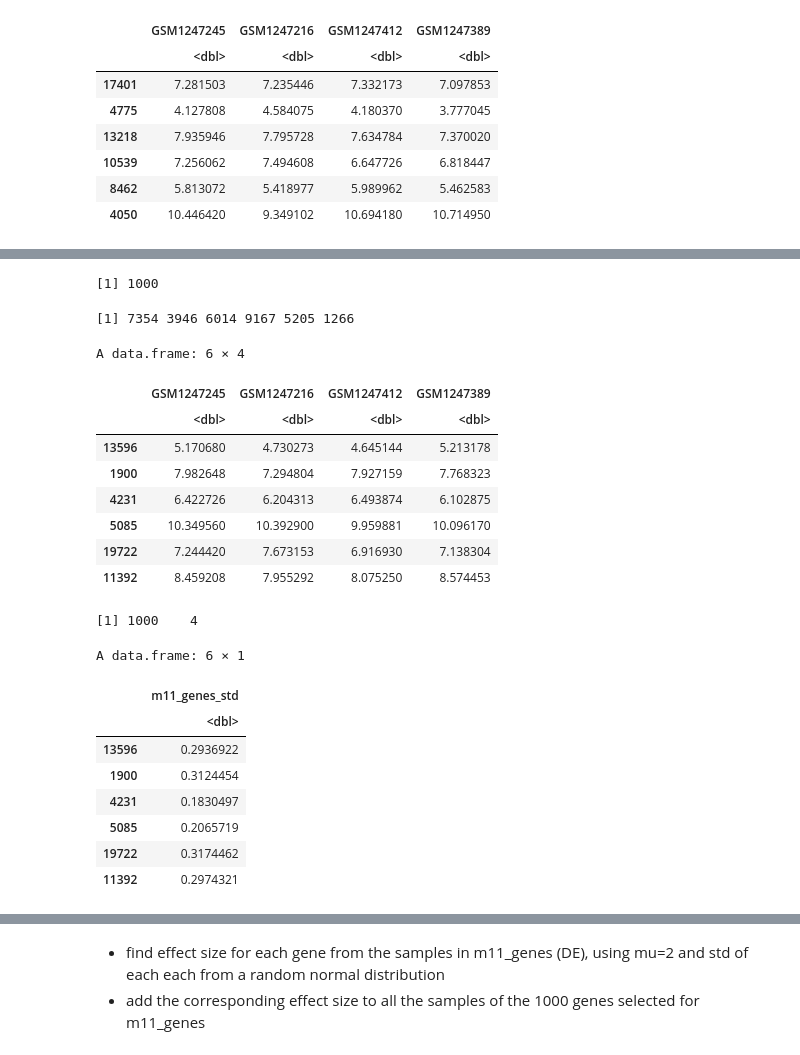
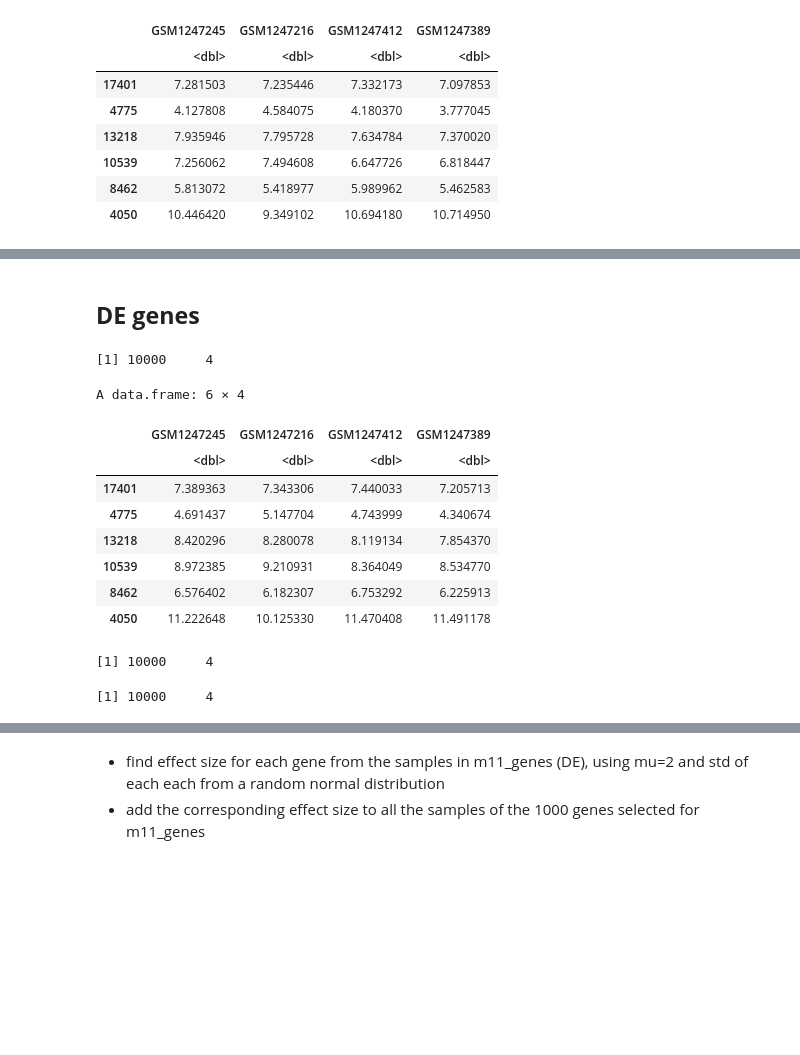
Before and after one commit to almedida/thesis, a Jupyter notebook: simulation.ipynb, the cells around one changed output, grey strips where cells are left out. Drawn from its saved outputs; the diff is of its cells as text; code cells hidden in the pictures; blank space fills up the shorter version.

```diff
--- a/simulation.ipynb
+++ b/simulation.ipynb
@@ -90,3 +91,9 @@ A data.frame: 6 × 4
 | 10539 | 7.256062 | 7.494608 | 6.647726 | 6.818447 |
 | 8462 | 5.813072 | 5.418977 | 5.989962 | 5.462583 |
 | 4050 | 10.446420 | 9.349102 | 10.694180 | 10.714950 |
+# %%
+#std for each gene in the 10000 genes in treatment_group2_data
+treatment_group2_data_std = apply(treatment_group2_data, 1, sd)
+
+head(treatment_group2_data_std)
+length(treatment_group2_data_std)
@@ -92,0 +106,6 @@ A data.frame: 6 × 4
+# %%
+mu = 2*treatment_group2_data_std
+
+treatment_effect_grp2 = rnorm(10000, mu, treatment_group2_data_std)
+length(treatment_effect_grp2)
+head(data.frame(treatment_effect_grp2))
@@ -93,43 +123,33 @@ A data.frame: 6 × 4
+# %% [markdown]
+## **DE genes**
+# %%
+dim(treatment_group2_data)
+de_treatment_group2 = treatment_group2_data + treatment_effect_grp2
+head(de_treatment_group2)
+# %% [output]
+[1] 10000     4
+A data.frame: 6 × 4
+|  | GSM1247245 | GSM1247216 | GSM1247412 | GSM1247389 |
+|  | <dbl> | <dbl> | <dbl> | <dbl> |
+| 17401 | 7.389363 | 7.343306 | 7.440033 | 7.205713 |
+| 4775 | 4.691437 | 5.147704 | 4.743999 | 4.340674 |
+| 13218 | 8.420296 | 8.280078 | 8.119134 | 7.854370 |
+| 10539 | 8.972385 | 9.210931 | 8.364049 | 8.534770 |
+| 8462 | 6.576402 | 6.182307 | 6.753292 | 6.225913 |
+| 4050 | 11.222648 | 10.125330 | 11.470408 | 11.491178 |
 # %%
-#1000 randomly selected genes for group 2
-n_m11 = 1000
-n_group2_genes = nrow(treatment_group2_data)
+#10000 randomly selected genes for group 2
+set.seed(1)
+n_de = 1000
+n_group2_genes = nrow(de_treatment_group2)
 
-m11_genes = sample(n_group2_genes, n_m11)
-length(m11_genes)
-head(m11_genes)
+de_genes_index = sample(n_group2_genes, n_de)
 
-m11_data = treatment_group2_data[m11_genes, ]
-head(m11_data)
-dim(m11_data)
+treated_group2 = treatment_group2_data
+
+treated_group2[de_genes_index, ] = de_treatment_group2[de_genes_index, ]
+# head(m11_data)
+dim(treated_group2)
 # %% [output]
-[1] 1000
+[1] 10000     4
-[1] 7354 3946 6014 9167 5205 1266
+[1] 10000     4
-A data.frame: 6 × 4
-|  | GSM1247245 | GSM1247216 | GSM1247412 | GSM1247389 |
-|  | <dbl> | <dbl> | <dbl> | <dbl> |
-| 13596 | 5.170680 | 4.730273 | 4.645144 | 5.213178 |
-| 1900 | 7.982648 | 7.294804 | 7.927159 | 7.768323 |
-| 4231 | 6.422726 | 6.204313 | 6.493874 | 6.102875 |
-| 5085 | 10.349560 | 10.392900 | 9.959881 | 10.096170 |
-| 19722 | 7.244420 | 7.673153 | 6.916930 | 7.138304 |
-| 11392 | 8.459208 | 7.955292 | 8.075250 | 8.574453 |
-[1] 1000    4
-# %%
-mu=2
-m11_genes_std = apply(m11_data, 1, sd)
-
-df_m11_genes_std = data.frame(m11_genes_std)
-head(df_m11_genes_std)
-
-#genes_treatment_effect <- data.frame(rnorm(1000, mu*df_m11_genes_std, df_m11_genes_std))
-# %% [output]
-A data.frame: 6 × 1
-|  | m11_genes_std |
-|  | <dbl> |
-| 13596 | 0.2936922 |
-| 1900 | 0.3124454 |
-| 4231 | 0.1830497 |
-| 5085 | 0.2065719 |
-| 19722 | 0.3174462 |
-| 11392 | 0.2974321 |
```
Also changed, not shown: parts of 15 cells of this notebook.
